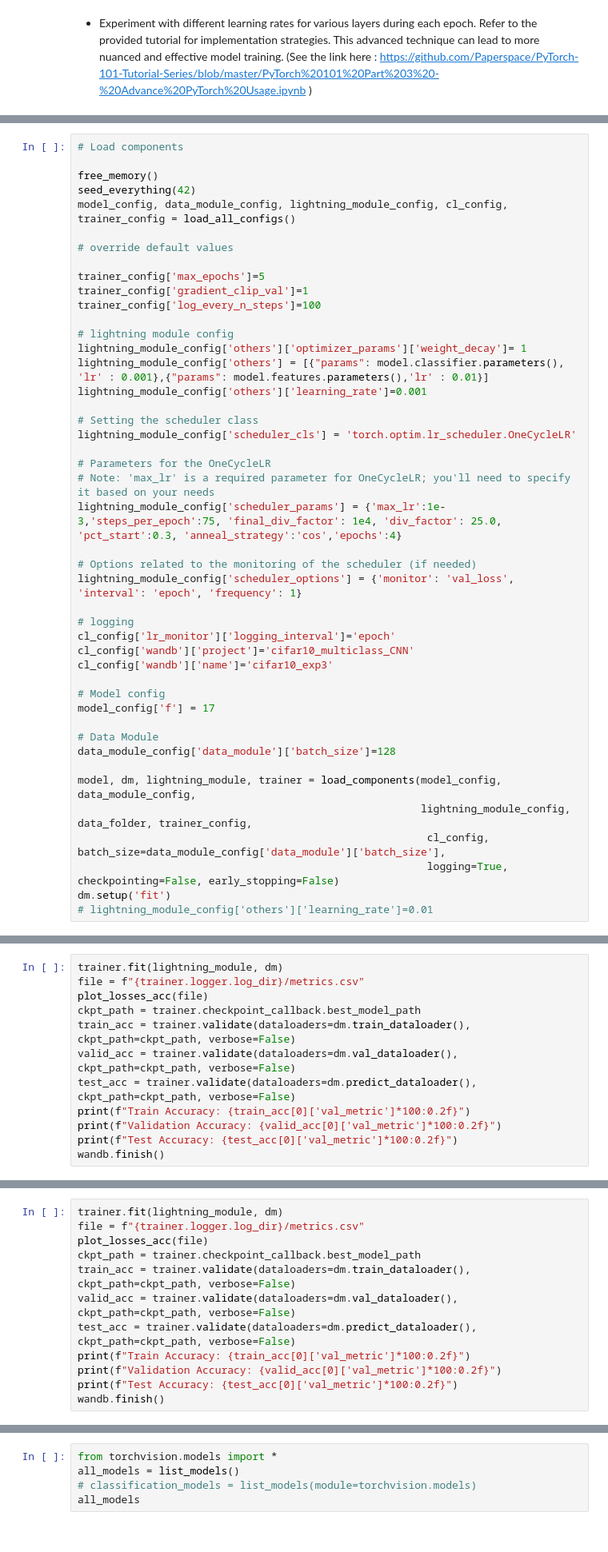
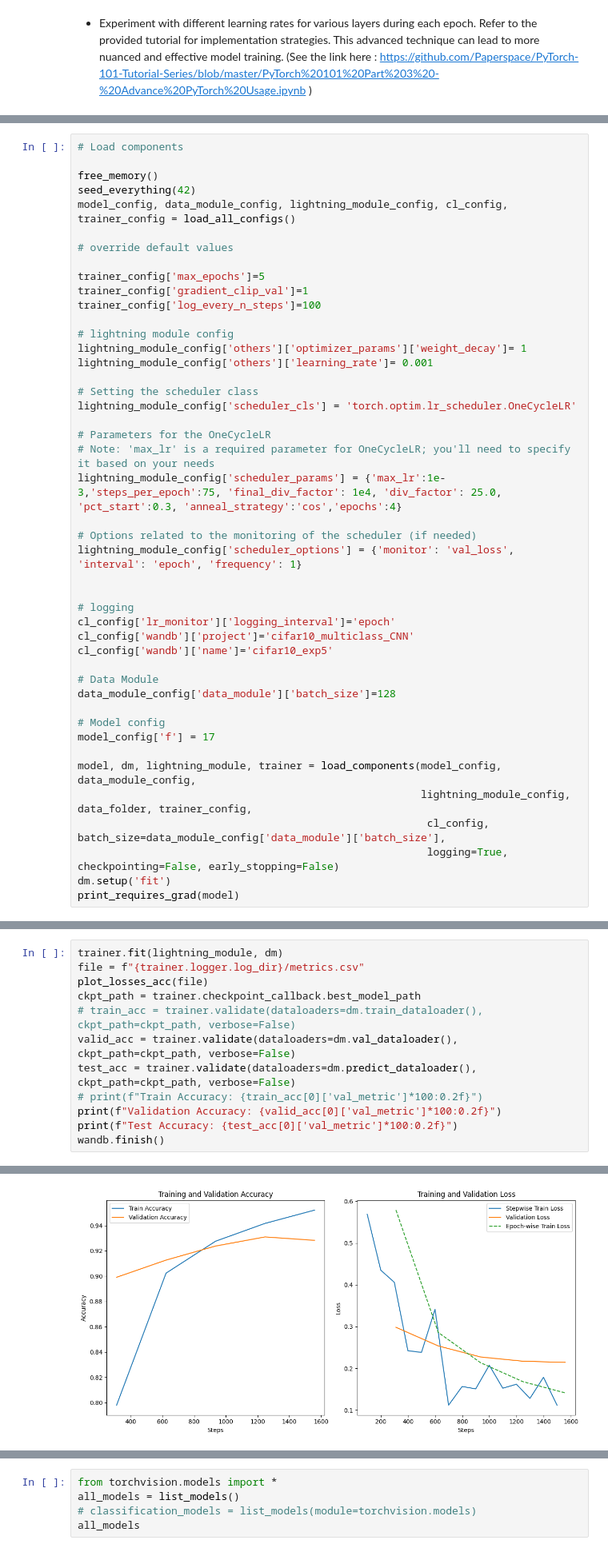
Before and after one commit to harikrishnad1997/BUAN_6382_Applied_DeepLearning, a Jupyter notebook: HW/Harikrishna_Dev_HW_7.ipynb, the cells around one changed output, grey strips where cells are left out. Shown at 80% size. Cells and saved outputs as stored; diff of their text form.

```diff
--- a/HW/Harikrishna_Dev_HW_7.ipynb
+++ b/HW/Harikrishna_Dev_HW_7.ipynb
@@ -882,8 +889,7 @@ trainer_config['log_every_n_steps']=100
 
 # lightning module config
 lightning_module_config['others']['optimizer_params']['weight_decay']= 1
-lightning_module_config['others'] = [{"params": model.classifier.parameters(), 'lr' : 0.001},{"params": model.features.parameters(),'lr' : 0.01}]
-lightning_module_config['others']['learning_rate']=0.001
+lightning_module_config['others']['learning_rate']= 0.001
 
 # Setting the scheduler class
 lightning_module_config['scheduler_cls'] = 'torch.optim.lr_scheduler.OneCycleLR'
@@ -895,21 +901,22 @@ lightning_module_config['scheduler_params'] = {'max_lr':1e-3,'steps_per_epoch':7
 # Options related to the monitoring of the scheduler (if needed)
 lightning_module_config['scheduler_options'] = {'monitor': 'val_loss', 'interval': 'epoch', 'frequency': 1}
 
+
 # logging
 cl_config['lr_monitor']['logging_interval']='epoch'
 cl_config['wandb']['project']='cifar10_multiclass_CNN'
-cl_config['wandb']['name']='cifar10_exp3'
+cl_config['wandb']['name']='cifar10_exp5'
+
+# Data Module
+data_module_config['data_module']['batch_size']=128
 
 # Model config
 model_config['f'] = 17
-
-# Data Module
-data_module_config['data_module']['batch_size']=128
 
 model, dm, lightning_module, trainer = load_components(model_config, data_module_config,
                                                        lightning_module_config, data_folder, trainer_config,
                                                         cl_config, batch_size=data_module_config['data_module']['batch_size'],
                                                         logging=True, checkpointing=False, early_stopping=False)
 dm.setup('fit')
-# lightning_module_config['others']['learning_rate']=0.01
+print_requires_grad(model)
 # %% [output]
@@ -919,12 +948,0 @@ lightning_module_config
-# %%
-trainer.fit(lightning_module, dm)
-file = f"{trainer.logger.log_dir}/metrics.csv"
-plot_losses_acc(file)
-ckpt_path = trainer.checkpoint_callback.best_model_path
-train_acc = trainer.validate(dataloaders=dm.train_dataloader(), ckpt_path=ckpt_path, verbose=False)
-valid_acc = trainer.validate(dataloaders=dm.val_dataloader(), ckpt_path=ckpt_path, verbose=False)
-test_acc = trainer.validate(dataloaders=dm.predict_dataloader(), ckpt_path=ckpt_path, verbose=False)
-print(f"Train Accuracy: {train_acc[0]['val_metric']*100:0.2f}")
-print(f"Validation Accuracy: {valid_acc[0]['val_metric']*100:0.2f}")
-print(f"Test Accuracy: {test_acc[0]['val_metric']*100:0.2f}")
-wandb.finish()
@@ -1086,10 +1044,10 @@ trainer.fit(lightning_module, dm)
 file = f"{trainer.logger.log_dir}/metrics.csv"
 plot_losses_acc(file)
 ckpt_path = trainer.checkpoint_callback.best_model_path
-train_acc = trainer.validate(dataloaders=dm.train_dataloader(), ckpt_path=ckpt_path, verbose=False)
+# train_acc = trainer.validate(dataloaders=dm.train_dataloader(), ckpt_path=ckpt_path, verbose=False)
 valid_acc = trainer.validate(dataloaders=dm.val_dataloader(), ckpt_path=ckpt_path, verbose=False)
 test_acc = trainer.validate(dataloaders=dm.predict_dataloader(), ckpt_path=ckpt_path, verbose=False)
-print(f"Train Accuracy: {train_acc[0]['val_metric']*100:0.2f}")
+# print(f"Train Accuracy: {train_acc[0]['val_metric']*100:0.2f}")
 print(f"Validation Accuracy: {valid_acc[0]['val_metric']*100:0.2f}")
 print(f"Test Accuracy: {test_acc[0]['val_metric']*100:0.2f}")
 wandb.finish()
@@ -1137,0 +1081 @@ TypeError: ignored
+[figure, new version]
```
Also changed, not shown: parts of 16 cells of this notebook, 2 other files.
